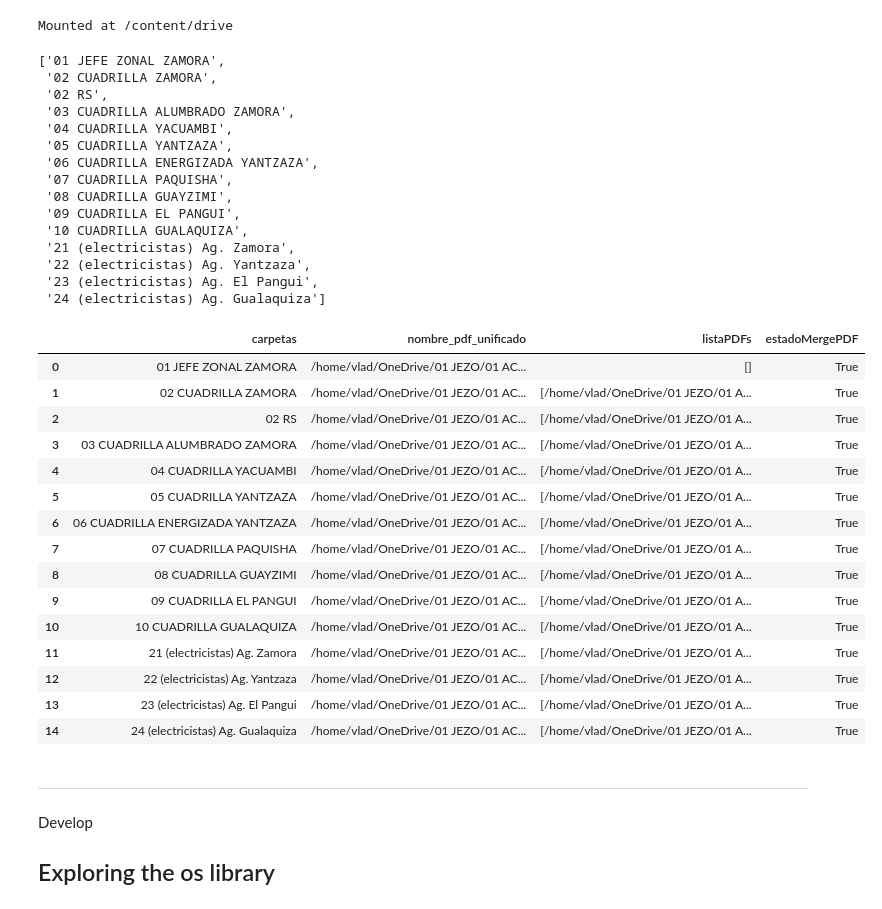
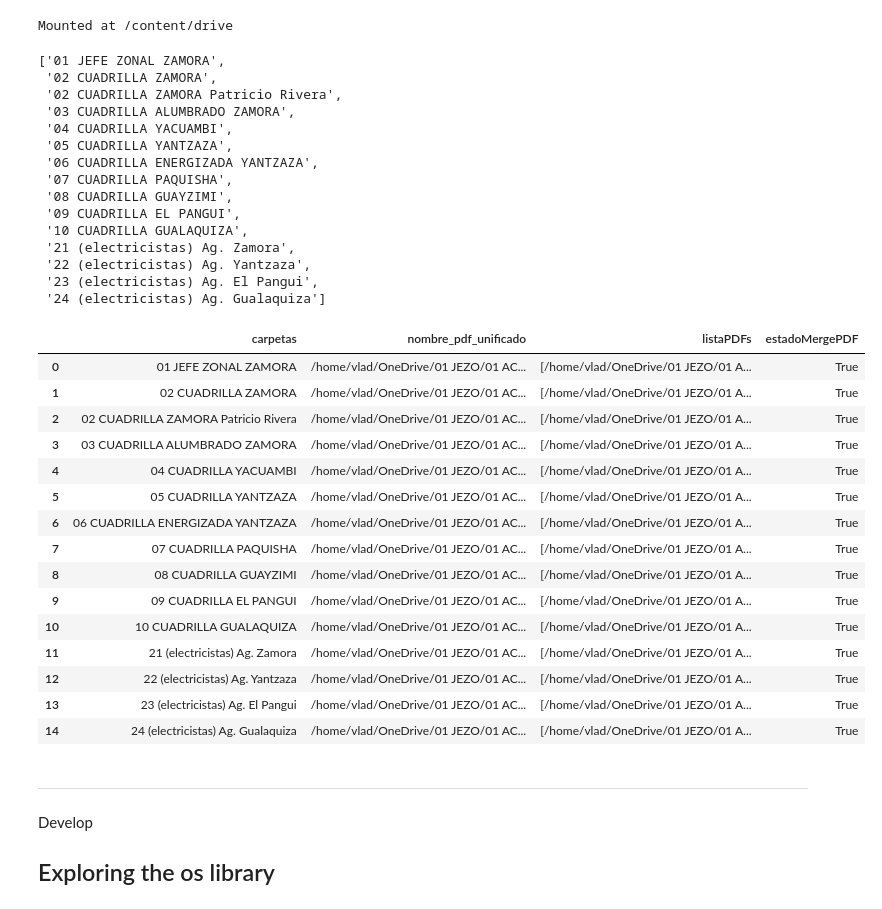
Before and after one commit to ernestopalacios/ordenes_de_trabajo, a Jupyter notebook: notebooks/recopilar_ot_gh.ipynb, the cells around one changed output. Saved outputs shown, nothing was run; the diff lists cells and outputs as text; code cells hidden in the pictures.

```diff
--- a/notebooks/recopilar_ot_gh.ipynb
+++ b/notebooks/recopilar_ot_gh.ipynb
@@ -86,16 +86,34 @@ def unirPDFs( listado, nombrePDFUnido):
     except:
         success = False
     return success
+
+def unirPDFs_Consolidado( listado, nombrePDFUnido):
+    try:
+        merger = PdfWriter()
+        for pdf in listado:
+            merger.append(pdf)
+
+        merger.write( nombrePDFUnido )
+        merger.close()
+        success = True
+    except:
+        success = False
+    return success
 # %%
 # https://medium.com/@mgkyawzayya/splitting-and-merging-pdf-files-with-python-using-pypdf2-cfce5c948c36
 
+is_consolidado = False
+#root_dir = "/home/vlad/OneDrive/01 JEZO/01 ACTIVIDADES DIARIAS/[Consolidado OT - 2025]"
 
-root_dir = "/home/vlad/OneDrive/01 JEZO/01 ACTIVIDADES DIARIAS/2025/10 OCTUBRE"
+root_dir = "/home/vlad/OneDrive/01 JEZO/01 ACTIVIDADES DIARIAS/2025/12 DICIEMBRE"
+
 #root_dir = "/content/drive/MyDrive/Colab_Disk/OT/2024/09 SEPTIEMBRE"
 #root_dir = "D:\\INFORMES\\EERSSA\\ACTIVIDADES DIARIAS DE TRABAJO DE LAS CUADRILLAS\\2024\\09 SEPTIEMBRE"
 
 try:
-    nn_mesActual, mes_actual = os.path.basename(root_dir).split()
+    array_basename = os.path.basename(root_dir).split()
+    nn_mesActual = array_basename[0]
+    mes_actual = array_basename[1]
     prefijo_nombrePDF = nn_mesActual + " " + mes_actual.lower() + " - "
     prefijo_nombrePDF = os.path.join( root_dir, prefijo_nombrePDF ) # Aboslute/Relative Path
 except: # Place holder in case diffent directory name
@@ -113,7 +131,7 @@ pprint(folders)
 # %% [output]
 ['01 JEFE ZONAL ZAMORA',
  '02 CUADRILLA ZAMORA',
- '02 RS',
+ '02 CUADRILLA ZAMORA Patricio Rivera',
  '03 CUADRILLA ALUMBRADO ZAMORA',
  '04 CUADRILLA YACUAMBI',
  '05 CUADRILLA YANTZAZA',
@@ -129,16 +147,20 @@ pprint(folders)
 # %%
 # Crear un Pandas.Dataframe organizando la información:
 
 df = pd.DataFrame( folders, columns = ["carpetas"])
 df["nombre_pdf_unificado"] = prefijo_nombrePDF + df["carpetas"].apply( lambda x: getPDFName(x) ) + ".pdf"
 df["listaPDFs"] = df["carpetas"].apply( lambda x: getPDFListNames( root_dir, x ) )
-df["estadoMergePDF"] = df.apply( lambda row: unirPDFs( row['listaPDFs'],row['nombre_pdf_unificado']), axis = 1)
+
+if is_consolidado:
+  df["estadoMergePDF"] = df.apply( lambda row: unirPDFs_Consolidado( row['listaPDFs'],row['nombre_pdf_unificado']), axis = 1)
+else:
+  df["estadoMergePDF"] = df.apply( lambda row: unirPDFs( row['listaPDFs'],row['nombre_pdf_unificado']), axis = 1)
 df
 # %% [output]
 |  | carpetas | nombre_pdf_unificado | listaPDFs | estadoMergePDF |
-| 0 | 01 JEFE ZONAL ZAMORA | /home/vlad/OneDrive/01 JEZO/01 AC... | [] | True |
+| 0 | 01 JEFE ZONAL ZAMORA | /home/vlad/OneDrive/01 JEZO/01 AC... | [/home/vlad/OneDrive/01 JEZO/01 A... | True |
 | 1 | 02 CUADRILLA ZAMORA | /home/vlad/OneDrive/01 JEZO/01 AC... | [/home/vlad/OneDrive/01 JEZO/01 A... | True |
-| 2 | 02 RS | /home/vlad/OneDrive/01 JEZO/01 AC... | [/home/vlad/OneDrive/01 JEZO/01 A... | True |
+| 2 | 02 CUADRILLA ZAMORA Patricio Rivera | /home/vlad/OneDrive/01 JEZO/01 AC... | [/home/vlad/OneDrive/01 JEZO/01 A... | True |
 | 3 | 03 CUADRILLA ALUMBRADO ZAMORA | /home/vlad/OneDrive/01 JEZO/01 AC... | [/home/vlad/OneDrive/01 JEZO/01 A... | True |
 | 4 | 04 CUADRILLA YACUAMBI | /home/vlad/OneDrive/01 JEZO/01 AC... | [/home/vlad/OneDrive/01 JEZO/01 A... | True |
 | 5 | 05 CUADRILLA YANTZAZA | /home/vlad/OneDrive/01 JEZO/01 AC... | [/home/vlad/OneDrive/01 JEZO/01 A... | True |
```
Also changed, not shown: 2 other files.
